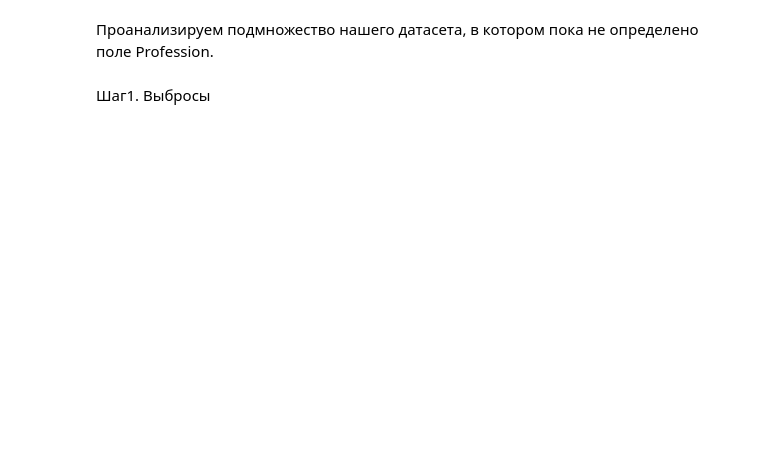
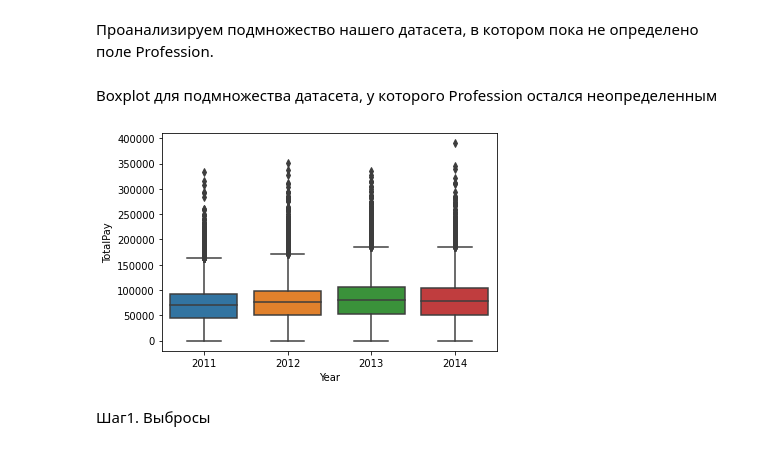
Before and after one commit to savitskaya-om/python, a Jupyter notebook: project/PROJECT.ipynb, the cells around one changed output. Cells and saved outputs as stored; diff of their text form; code cells hidden in the pictures; blank space fills up the shorter version.

```diff
--- a/project/PROJECT.ipynb
+++ b/project/PROJECT.ipynb
@@ -360,5 +360,12 @@ sal_wide.describe()
 # %% [markdown]
 Проанализируем  подмножество нашего датасета, в котором пока не определено поле Profession.
+# %% [markdown]
+Boxplot для подмножества датасета, у которого Profession остался неопределенным
+# %%
+ax = sns.boxplot(x="Year", y="TotalPay", data=sal[(sal.Profession == "TBD")])
+plt.show()
+# %% [output]
+[figure, added]
 # %% [markdown]
 Шаг1. Выбросы
 # %%
```
Also changed, not shown: parts of 22 cells of this notebook.
